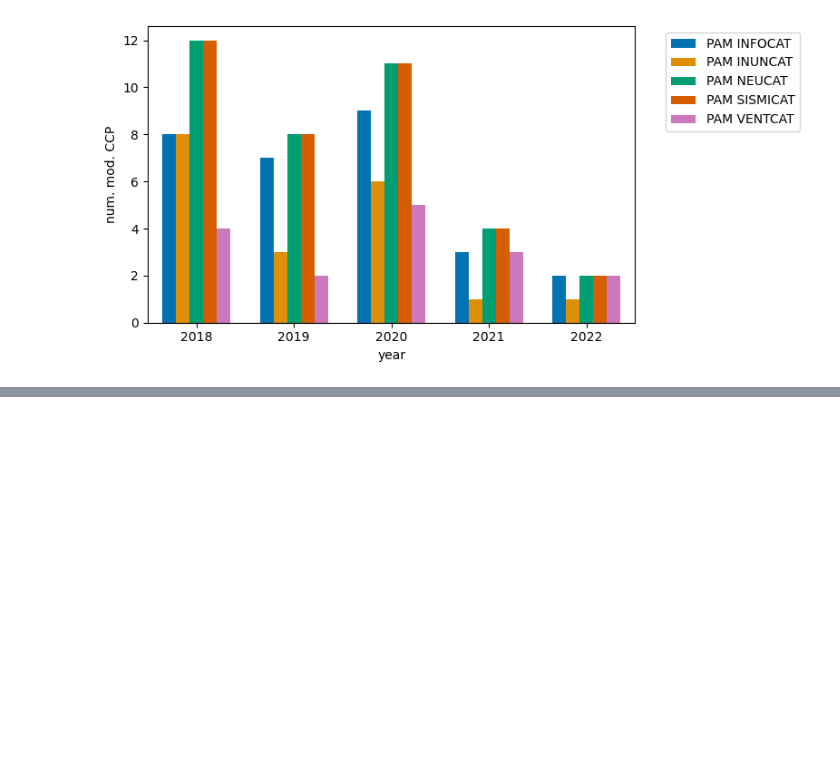
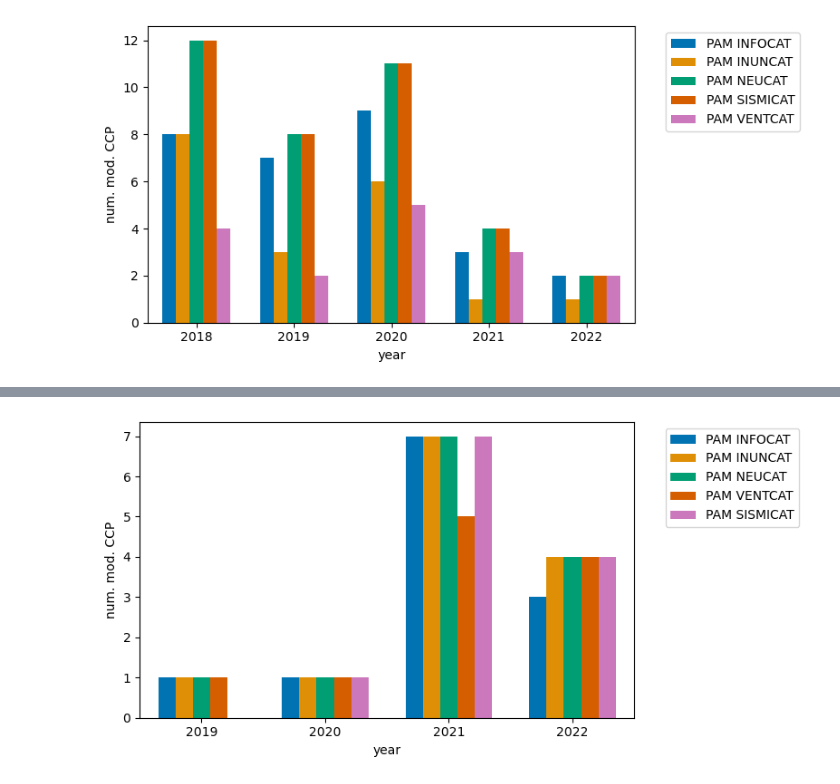
Before and after one commit to belenmvinhas/AVDM_ioib, a Jupyter notebook: ot/civil_protection_plans.ipynb, the cells around one changed output, grey strips where cells are left out. Cells and saved outputs as stored; diff of their text form; code cells hidden in the pictures; blank space fills up the shorter version.

```diff
--- a/ot/civil_protection_plans.ipynb
+++ b/ot/civil_protection_plans.ipynb
@@ -709,0 +783,2 @@ plt.show()
+# %%
+pam_prot_plans_bl = pam_prot_plans[pam_prot_plans["NOM_COMARCA"] == "Baix Llobregat"].copy().reset_index(drop = True)
@@ -709,0 +810,5 @@ plt.show()
+# %%
+pam_prot_plans_bl["ANY"] = pam_prot_plans_bl["Data de l'últim esdeveniment"].dt.year
+# %%
+grouped_by_years_ccp_bl = pam_prot_plans_bl.groupby(by = ["ANY", "Nom del pla"]).count().drop(columns = ["Tipus pla", "Últim esdeveniment", "Data de l'últim esdeveniment", "Municipi", "NOM_COMARCA", "Província"])
+grouped_by_years_ccp_bl
@@ -709,0 +834,17 @@ plt.show()
+# %%
+# Create a bar plot. Use a colorblind palette to represent categorical data.
+plt.figure(figsize=(8, 4))
+sns.barplot(x='ANY', y='Estat', hue='Nom del pla', data=grouped_by_years_ccp_bl, palette = "colorblind", saturation = 1, width = 0.7)
+
+# Set plot labels and title
+plt.xlabel('year')
+plt.ylabel('num. mod. CCP')
+plt.legend(bbox_to_anchor=(1.05, 1), loc='upper left')
+# plt.title('Number of Incidents by Year and Incident Type')
+
+# Save and show the plot
+plt.tight_layout()
+plt.savefig("figures/cpp_baix_llobregat.pdf")
+plt.show()
+# %% [output]
+[figure, added]
```
Also changed, not shown: parts of 25 cells of this notebook, 7 other files.
